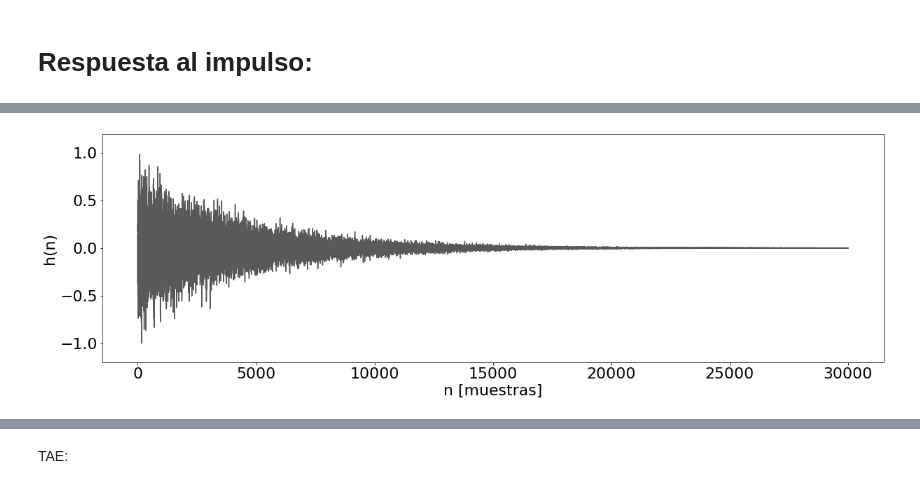
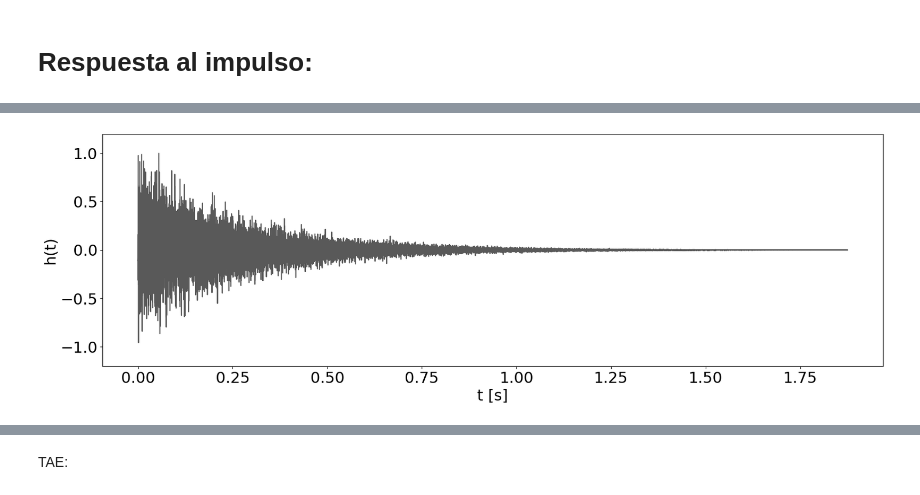
Before and after one commit to maxiaortiz22/blind-estimation-of-acoustics-parameters, a Jupyter notebook: notebooks/Gráficos para la tesis.ipynb, the cells around one changed output, grey strips where cells are left out. Cells and saved outputs as stored; diff of their text form; code cells hidden in the pictures.

```diff
--- a/notebooks/Gráficos para la tesis.ipynb
+++ b/notebooks/Gráficos para la tesis.ipynb
@@ -41,17 +59,19 @@ ModuleNotFoundError: No module named 'filtros'
 # %%
 # Recorto la rir:
 rir = rir[:30000]
 
+t = np.arange(len(rir)) / 16000
+
 plt.figure(facecolor='white', figsize=[20,6], )
-plt.plot(rir, color='0.35')
-plt.ylabel('h(n)')
-plt.xlabel('n [muestras]')
+plt.plot(t, rir, color='0.35')
+plt.ylabel('h(t)')
+plt.xlabel('t [s]')
 plt.ylim(-1.2,1.2)
 matplotlib.rcParams.update({'font.size': 22})
 
 plt.show()
 # %% [output]
-[figure, old version]
+[figure, new version]
 # %%
 import numpy as np
 from scipy import stats
```
Also changed, not shown: parts of 2 cells of this notebook, 1 other file.
